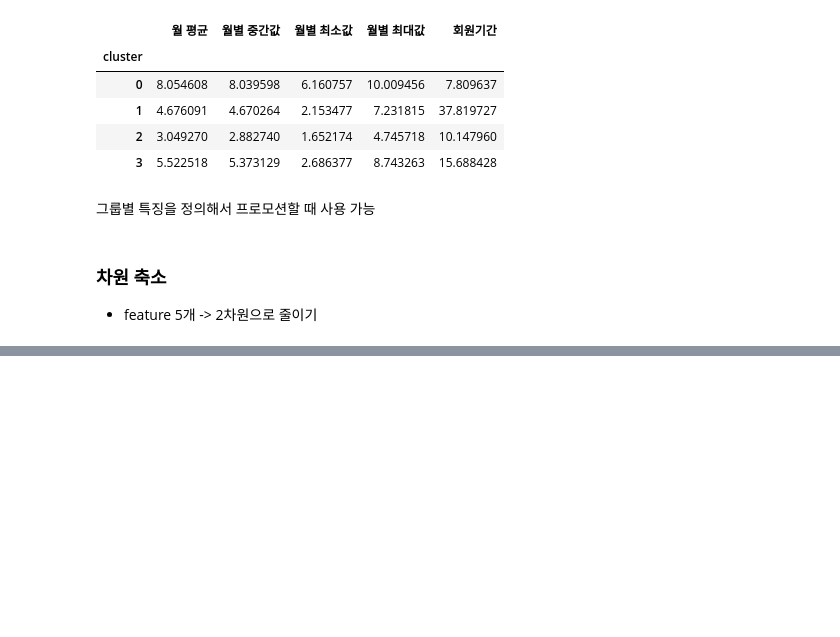
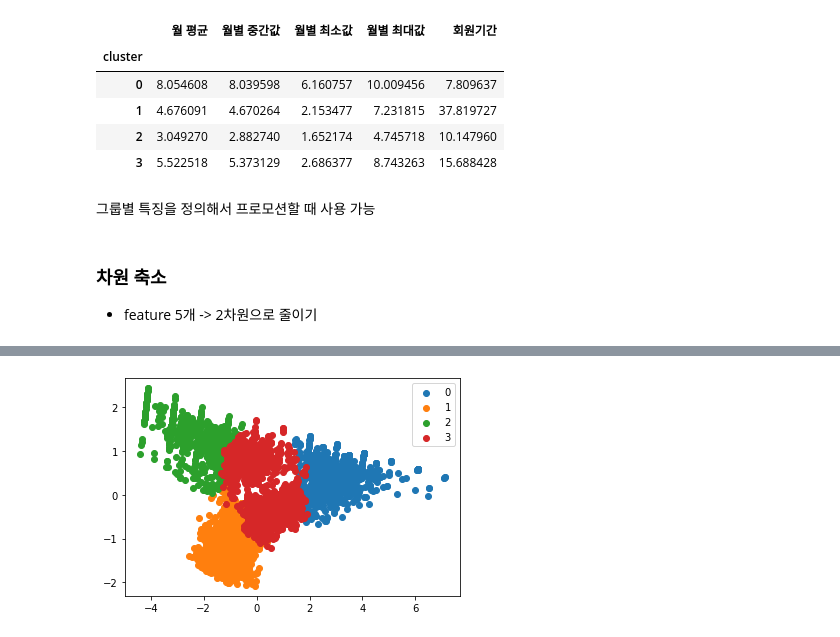
Before and after one commit to JJongSSu/Study, a Jupyter notebook: AI/2주차/5일차/전처리.ipynb, the cells around one changed output, grey strips where cells are left out. Saved outputs shown, nothing was run; the diff lists cells and outputs as text; code cells hidden in the pictures; blank space fills up the shorter version.

```diff
--- a/AI/2주차/5일차/전처리.ipynb
+++ b/AI/2주차/5일차/전처리.ipynb
@@ -133,0 +164,8 @@ cc.groupby('cluster').mean()
+# %%
+for i in sorted(pca_x['cluster'].unique()):
+    tmp = pca_x.loc[pca_x['cluster']==i]
+    plt.scatter(tmp[0], tmp[1])
+    plt.legend(sorted(pca_x['cluster'].unique()))
+    # sns.scatterplot(0, 1, hue=i, data=pca_x)
+# %% [output]
+[figure, added]
```
Also changed, not shown: parts of 17 cells of this notebook, 2 other files.
